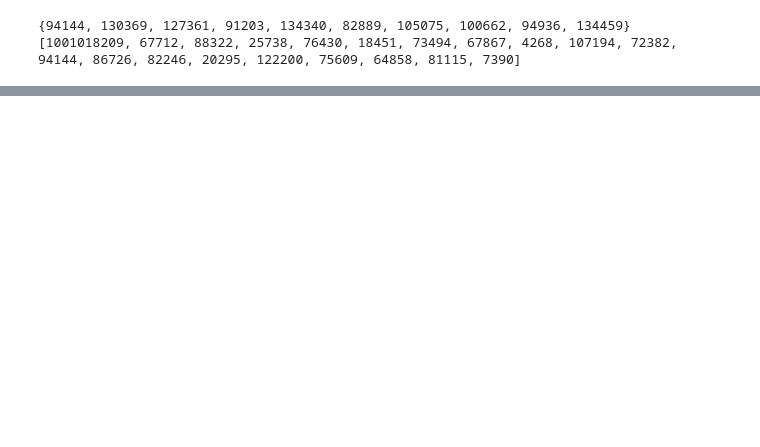
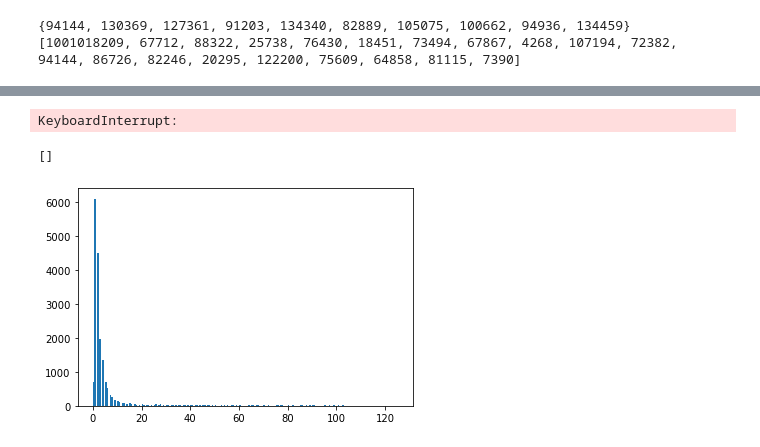
Before and after one commit to Ann924/Mobile-Facility, a Jupyter notebook: Ann.ipynb, the cells around one changed output, grey strips where cells are left out. Saved outputs shown, nothing was run; the diff lists cells and outputs as text; code cells hidden in the pictures; blank space fills up the shorter version.

```diff
--- a/Ann.ipynb
+++ b/Ann.ipynb
@@ -521,0 +1062,30 @@ print(CLIENT_LOCATIONS.lid[0])
+# %%
+
+#Popularity of locations, which locations are visited by which individuals
+assignments = client_locations.copy()
+assignments = assignments.groupby(['lid'])['pid'].apply(set).reset_index(name = 'pid')
+assignments = assignments.set_index('lid')
+assignments['activity'] = assignments['pid'].apply(lambda x: len(x))
+
+locations['activity'] = locations['lid'].apply(lambda x: assignments.at[x, 'activity'] if x in assignments.index else 0)
+locations = locations.sort_values(by = 'activity', ascending = False).reset_index(drop = True)
+
+client_locations = client_locations.groupby(['pid'])['lid'].apply(set).reset_index(name = 'lid')
+
+#Replace lid with the index of the lid in locations
+def filter(x):
+    return_list = []
+    for i in x:
+        #Insert home locations at the front of the list
+        if (i>HOME_SHIFT):
+            return_list.insert(0, locations.loc[locations.lid==i].index[0])
+        else:
+            return_list.append(locations.loc[locations.lid==i].index[0])
+    return return_list
+
+client_locations['lid'] = client_locations['lid'].apply(lambda x: filter(x))
+
+#locations = locations.to_dict('index')
+#client_locations = client_locations.to_dict('index')
+# %% [output]
+KeyboardInterrupt:
@@ -521,0 +1185,6 @@ print(CLIENT_LOCATIONS.lid[0])
+# %%
+plt.hist(locations.activity.tolist(), bins = 200, range = (0, 125))
+plt.plot()
+# %% [output]
+[]
+[figure, added]
```
Also changed, not shown: parts of 33 cells of this notebook, 3 other files.
